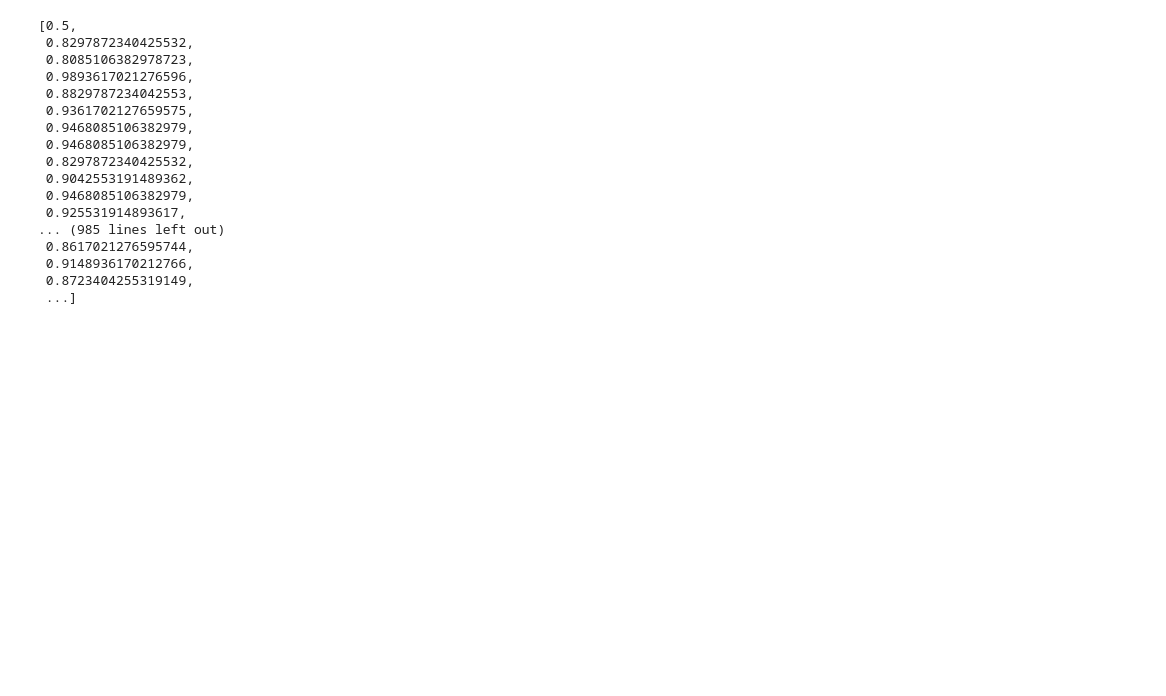
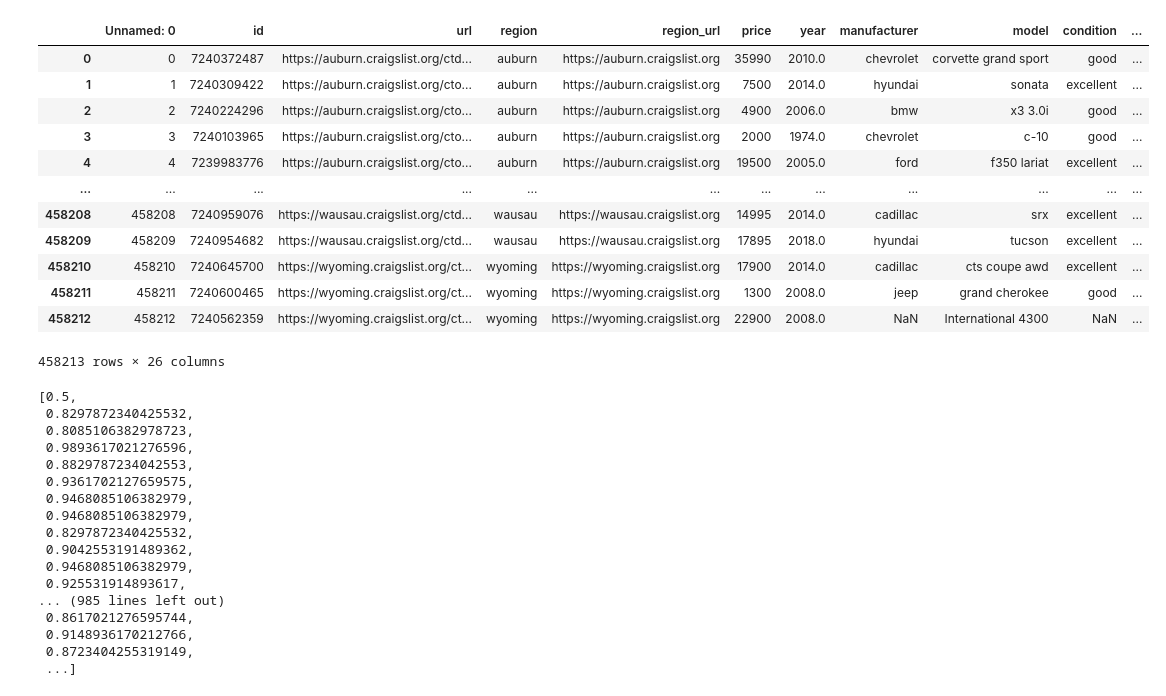
Before and after one commit to ajf01/cse158-assignment2, a Jupyter notebook: Jasraj Notebook.ipynb, the cells around one changed output. Drawn from its saved outputs; the diff is of its cells as text; code cells hidden in the pictures; blank space fills up the shorter version.

```diff
--- a/Jasraj Notebook.ipynb
+++ b/Jasraj Notebook.ipynb
@@ -23,5 +24,21 @@ from sklearn.gaussian_process.kernels import RBF
 # %%
 cars = pd.read_csv('vehicles.csv')
+# %%
+cars
+# %% [output]
+|  | Unnamed: 0 | id | url | region | region_url | price | year | manufacturer | model | condition | ... |
+| 0 | 0 | 7240372487 | https://auburn.craigslist.org/ctd... | auburn | https://auburn.craigslist.org | 35990 | 2010.0 | chevrolet | corvette grand sport | good | ... |
+| 1 | 1 | 7240309422 | https://auburn.craigslist.org/cto... | auburn | https://auburn.craigslist.org | 7500 | 2014.0 | hyundai | sonata | excellent | ... |
+| 2 | 2 | 7240224296 | https://auburn.craigslist.org/cto... | auburn | https://auburn.craigslist.org | 4900 | 2006.0 | bmw | x3 3.0i | good | ... |
+| 3 | 3 | 7240103965 | https://auburn.craigslist.org/cto... | auburn | https://auburn.craigslist.org | 2000 | 1974.0 | chevrolet | c-10 | good | ... |
+| 4 | 4 | 7239983776 | https://auburn.craigslist.org/cto... | auburn | https://auburn.craigslist.org | 19500 | 2005.0 | ford | f350 lariat | excellent | ... |
+| ... | ... | ... | ... | ... | ... | ... | ... | ... | ... | ... | ... |
+| 458208 | 458208 | 7240959076 | https://wausau.craigslist.org/ctd... | wausau | https://wausau.craigslist.org | 14995 | 2014.0 | cadillac | srx | excellent | ... |
+| 458209 | 458209 | 7240954682 | https://wausau.craigslist.org/ctd... | wausau | https://wausau.craigslist.org | 17895 | 2018.0 | hyundai | tucson | excellent | ... |
+| 458210 | 458210 | 7240645700 | https://wyoming.craigslist.org/ct... | wyoming | https://wyoming.craigslist.org | 17900 | 2014.0 | cadillac | cts coupe awd | excellent | ... |
+| 458211 | 458211 | 7240600465 | https://wyoming.craigslist.org/ct... | wyoming | https://wyoming.craigslist.org | 1300 | 2008.0 | jeep | grand cherokee | good | ... |
+| 458212 | 458212 | 7240562359 | https://wyoming.craigslist.org/ct... | wyoming | https://wyoming.craigslist.org | 22900 | 2008.0 | NaN | International 4300 | NaN | ... |
+458213 rows × 26 columns
 # %%
 cars_naless = cars.drop(columns=['Unnamed: 0', 'url', 'region_url', 'VIN', 'image_url', 'lat','long','posting_date']).dropna()
 # %%
```
Also changed, not shown: parts of 19 cells of this notebook.
